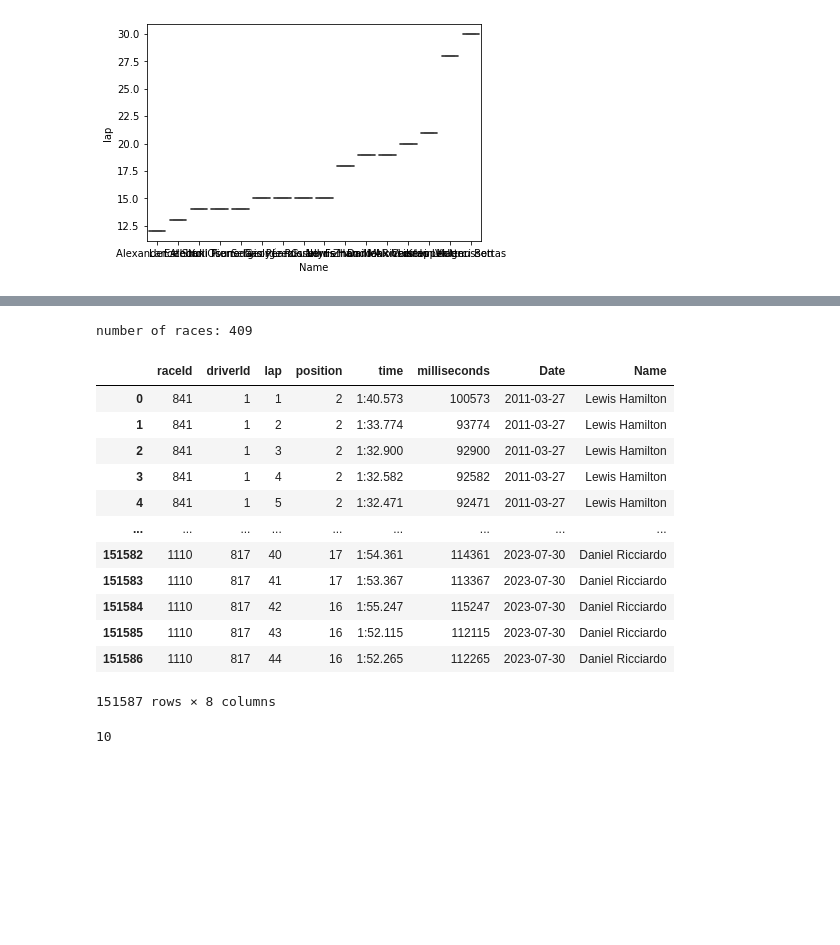
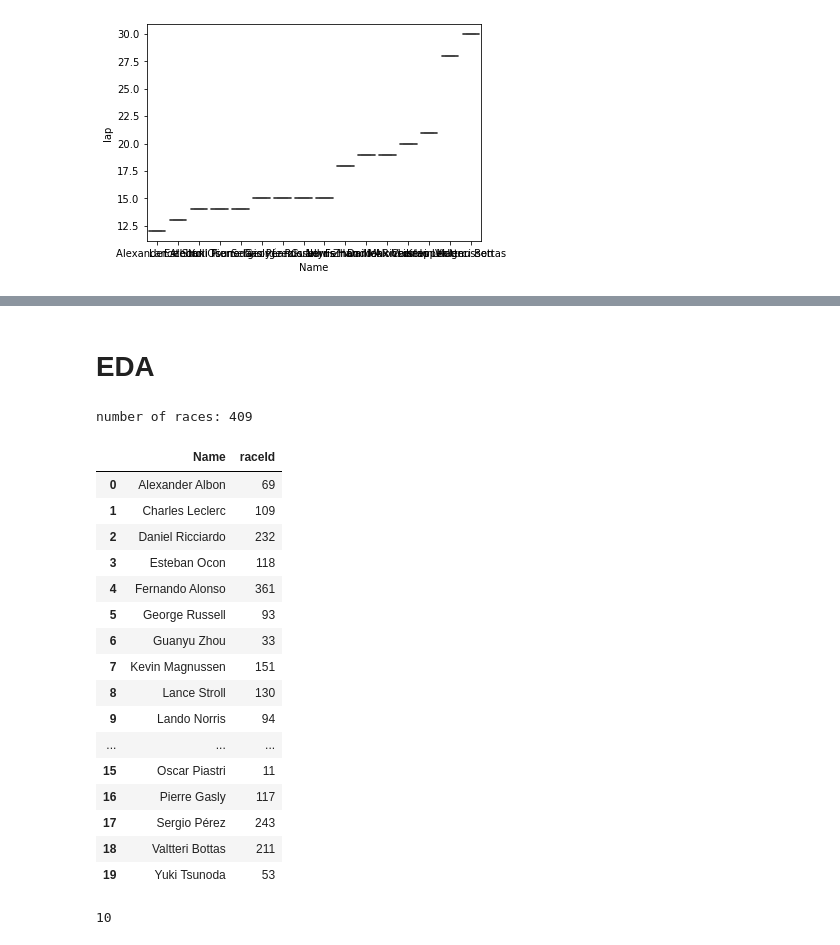
Before and after one commit to ryandouglaskish/MSAI-349-Project, a Jupyter notebook: Exploratory.ipynb, the cells around one changed output, grey strips where cells are left out. Cells and saved outputs as stored; diff of their text form; code cells hidden in the pictures; blank space fills up the shorter version.

```diff
--- a/Exploratory.ipynb
+++ b/Exploratory.ipynb
@@ -56,18 +58,25 @@ driver_ids_of_interest = [driver_name_id_map[name] for name in driver_names_of_i
 # %%
 races_raw_df['Date'] = pd.to_datetime(races_raw_df['date'])
 
+# add date (from races_raw_df) to laptimes
 laptimes_raw_df.shape[0]
 laptimes = laptimes_raw_df.merge(races_raw_df[['raceId','Date']], on='raceId', how='left')
 assert laptimes.shape[0] == laptimes_raw_df.shape[0], 'confirm no duplicates formed during merge'
 
+# add driver name to laptimes
 laptimes_with_names = laptimes.merge(drivers[['driverId','Name']], on='driverId', how='left')
 assert laptimes.shape[0] == laptimes_with_names.shape[0], 'confirm no duplicates formed during merge'
 
-
+# Filter for drivers of interest
 laptime_di = laptimes_with_names[laptimes_with_names['Name'].isin(driver_names_of_interest)].reset_index(drop=True)
 assert laptime_di['driverId'].nunique() == len(driver_ids_of_interest), 'confirm we have lap data for all drivers of interest'
 
-laptime_di = laptime_di.sort_values(['raceId','lap','driverId'])
+# laptime_di = laptime_di.sort_values(['raceId','lap','driverId'])
 
+# Add status
+prev_len = laptime_di.shape[0]
 laptime_di = laptime_di.merge(results_raw_df[['raceId','driverId','statusId']], on=['raceId','driverId'])
 laptime_di = laptime_di.merge(status_raw_df[['statusId','status']], on=['statusId'])
+assert prev_len == laptime_di.shape[0]
+laptime_di.drop(['statusId'], axis=1, inplace=True) # don't need statusId since we have status
+laptime_di
@@ -127,23 +147,31 @@ x['lap'].min()
+# %% [markdown]
+# EDA
 # %%
 print('number of races:', laptime_di['raceId'].nunique())
 # %% [output]
 number of races: 409
 # %%
-laptime_di
+number_of_races_per_driver = laptime_di.groupby('Name')['raceId'].nunique().reset_index()
+number_of_races_per_driver
+#sns.histplot(number_of_races_per_driver, x='raceId',hue='Name')
 # %% [output]
-|  | raceId | driverId | lap | position | time | milliseconds | Date | Name |
-| 0 | 841 | 1 | 1 | 2 | 1:40.573 | 100573 | 2011-03-27 | Lewis Hamilton |
-| 1 | 841 | 1 | 2 | 2 | 1:33.774 | 93774 | 2011-03-27 | Lewis Hamilton |
-| 2 | 841 | 1 | 3 | 2 | 1:32.900 | 92900 | 2011-03-27 | Lewis Hamilton |
-| 3 | 841 | 1 | 4 | 2 | 1:32.582 | 92582 | 2011-03-27 | Lewis Hamilton |
-| 4 | 841 | 1 | 5 | 2 | 1:32.471 | 92471 | 2011-03-27 | Lewis Hamilton |
-| ... | ... | ... | ... | ... | ... | ... | ... | ... |
-| 151582 | 1110 | 817 | 40 | 17 | 1:54.361 | 114361 | 2023-07-30 | Daniel Ricciardo |
-| 151583 | 1110 | 817 | 41 | 17 | 1:53.367 | 113367 | 2023-07-30 | Daniel Ricciardo |
-| 151584 | 1110 | 817 | 42 | 16 | 1:55.247 | 115247 | 2023-07-30 | Daniel Ricciardo |
-| 151585 | 1110 | 817 | 43 | 16 | 1:52.115 | 112115 | 2023-07-30 | Daniel Ricciardo |
-| 151586 | 1110 | 817 | 44 | 16 | 1:52.265 | 112265 | 2023-07-30 | Daniel Ricciardo |
+|  | Name | raceId |
+| 0 | Alexander Albon | 69 |
+| 1 | Charles Leclerc | 109 |
+| 2 | Daniel Ricciardo | 232 |
+| 3 | Esteban Ocon | 118 |
+| 4 | Fernando Alonso | 361 |
+| 5 | George Russell | 93 |
+| 6 | Guanyu Zhou | 33 |
+| 7 | Kevin Magnussen | 151 |
+| 8 | Lance Stroll | 130 |
+| 9 | Lando Norris | 94 |
+| ... | ... | ... |
+| 15 | Oscar Piastri | 11 |
+| 16 | Pierre Gasly | 117 |
+| 17 | Sergio Pérez | 243 |
+| 18 | Valtteri Bottas | 211 |
+| 19 | Yuki Tsunoda | 53 |
-151587 rows × 8 columns
 # %%
 # check if drivers have the same number of laps per race, for all races
 n_laps_race = laptime_di.groupby(['raceId','driverId'])['lap'].max().reset_index(name='# laps')
```
Also changed, not shown: parts of 12 cells of this notebook.
